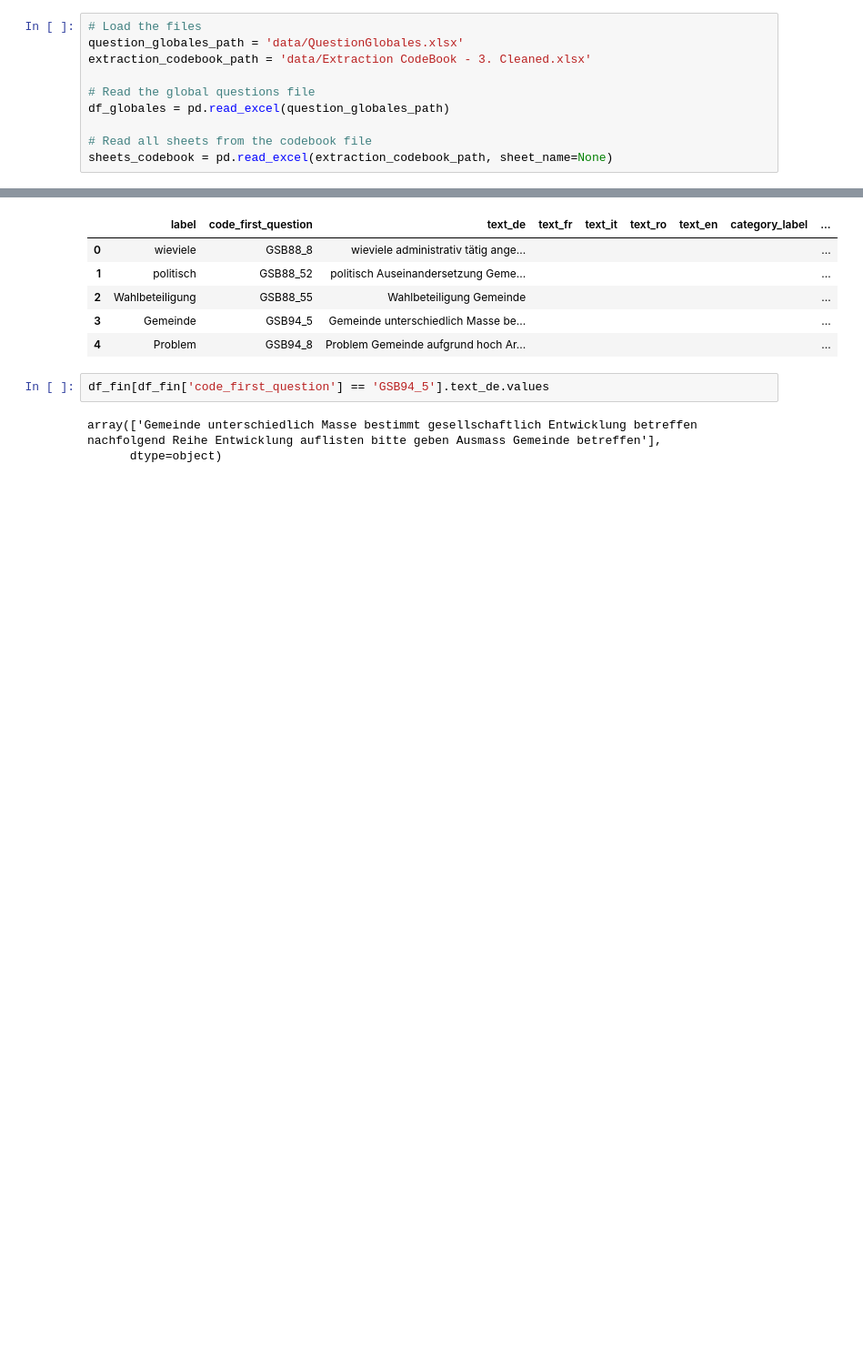
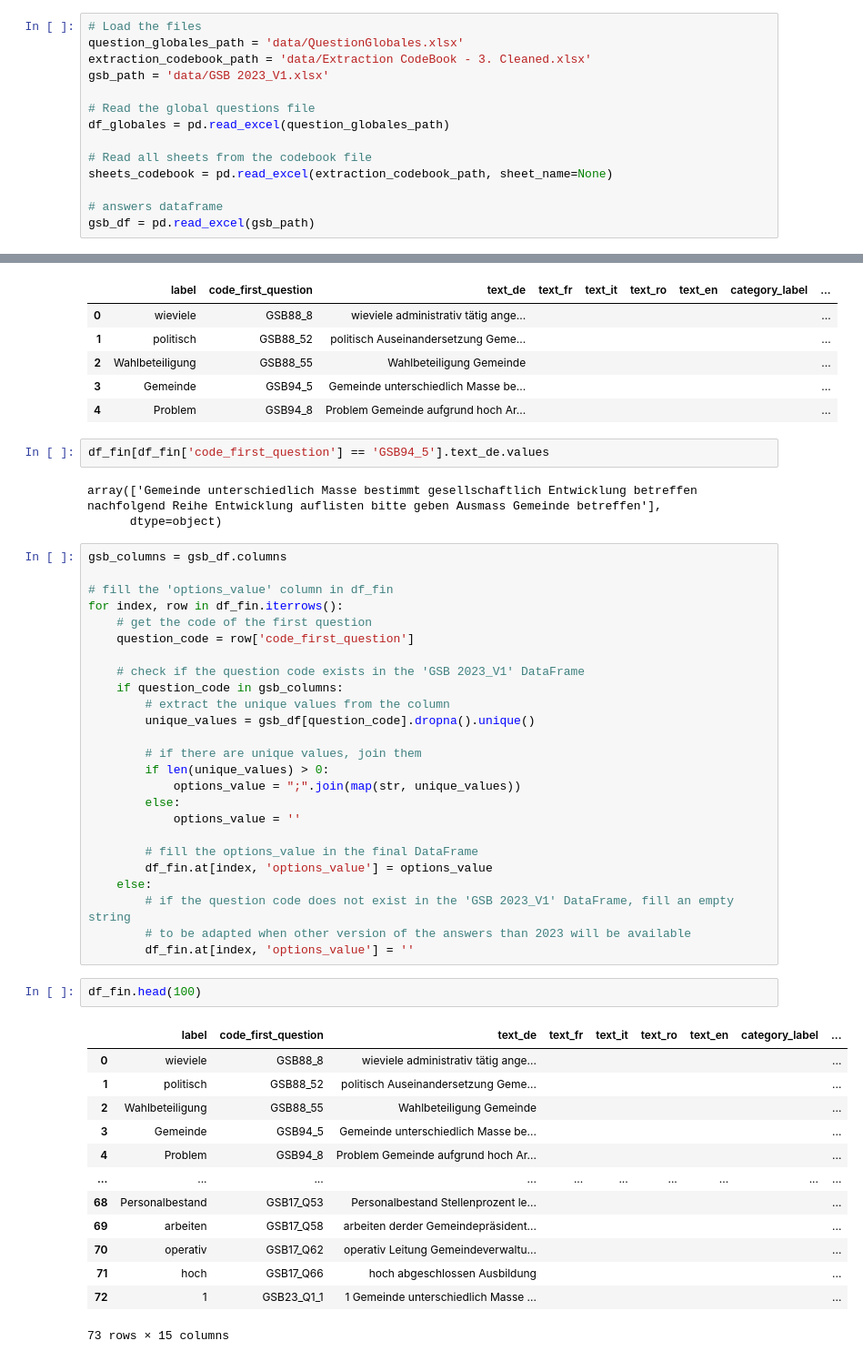
Before and after one commit to hhueber/IDHEAP-Datahub, a Jupyter notebook: nlp_notebook.ipynb, the cells around one changed output, grey strips where cells are left out. Shown: that part at 91% size. Saved outputs shown, nothing was run; the diff lists cells and outputs as text; blank space fills up the shorter version.

```diff
--- a/nlp_notebook.ipynb
+++ b/nlp_notebook.ipynb
@@ -18,9 +22,13 @@ import deepl
 # Load the files
 question_globales_path = 'data/QuestionGlobales.xlsx'
 extraction_codebook_path = 'data/Extraction CodeBook - 3. Cleaned.xlsx'
+gsb_path = 'data/GSB 2023_V1.xlsx'
 
 # Read the global questions file
 df_globales = pd.read_excel(question_globales_path)
 
 # Read all sheets from the codebook file
 sheets_codebook = pd.read_excel(extraction_codebook_path, sheet_name=None)
+
+# answers dataframe
+gsb_df = pd.read_excel(gsb_path)
@@ -489,3 +499,44 @@ df_fin[df_fin['code_first_question'] == 'GSB94_5'].text_de.values
 # %% [output]
 array(['Gemeinde unterschiedlich Masse bestimmt gesellschaftlich Entwicklung betreffen nachfolgend Reihe Entwicklung auflisten bitte geben Ausmass Gemeinde betreffen'],
       dtype=object)
+# %%
+gsb_columns = gsb_df.columns
+
+# fill the 'options_value' column in df_fin
+for index, row in df_fin.iterrows():
+    # get the code of the first question
+    question_code = row['code_first_question']
+
+    # check if the question code exists in the 'GSB 2023_V1' DataFrame
+    if question_code in gsb_columns:
+        # extract the unique values from the column
+        unique_values = gsb_df[question_code].dropna().unique()
+
+        # if there are unique values, join them
+        if len(unique_values) > 0:
+            options_value = ";".join(map(str, unique_values))
+        else:
+            options_value = ''
+
+        # fill the options_value in the final DataFrame
+        df_fin.at[index, 'options_value'] = options_value
+    else:
+        # if the question code does not exist in the 'GSB 2023_V1' DataFrame, fill an empty string
+        # to be adapted when other version of the answers than 2023 will be available
+        df_fin.at[index, 'options_value'] = ''
+# %%
+df_fin.head(100)
+# %% [output]
+|  | label | code_first_question | text_de | text_fr | text_it | text_ro | text_en | category_label | ... |
+| 0 | wieviele | GSB88_8 | wieviele administrativ tätig ange... |  |  |  |  |  | ... |
+| 1 | politisch | GSB88_52 | politisch Auseinandersetzung Geme... |  |  |  |  |  | ... |
+| 2 | Wahlbeteiligung | GSB88_55 | Wahlbeteiligung Gemeinde |  |  |  |  |  | ... |
+| 3 | Gemeinde | GSB94_5 | Gemeinde unterschiedlich Masse be... |  |  |  |  |  | ... |
+| 4 | Problem | GSB94_8 | Problem Gemeinde aufgrund hoch Ar... |  |  |  |  |  | ... |
+| ... | ... | ... | ... | ... | ... | ... | ... | ... | ... |
+| 68 | Personalbestand | GSB17_Q53 | Personalbestand Stellenprozent le... |  |  |  |  |  | ... |
+| 69 | arbeiten | GSB17_Q58 | arbeiten derder Gemeindepräsident... |  |  |  |  |  | ... |
+| 70 | operativ | GSB17_Q62 | operativ Leitung Gemeindeverwaltu... |  |  |  |  |  | ... |
+| 71 | hoch | GSB17_Q66 | hoch abgeschlossen Ausbildung |  |  |  |  |  | ... |
+| 72 | 1 | GSB23_Q1_1 | 1 Gemeinde unterschiedlich Masse ... |  |  |  |  |  | ... |
+73 rows × 15 columns
```
Also changed, not shown: parts of 38 cells of this notebook.
